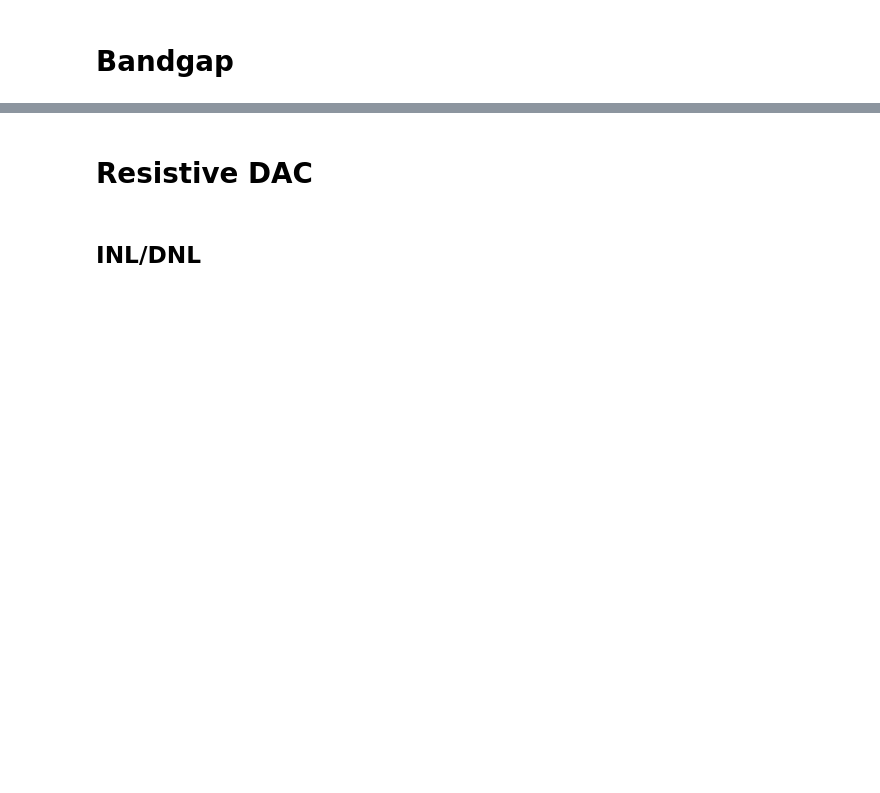
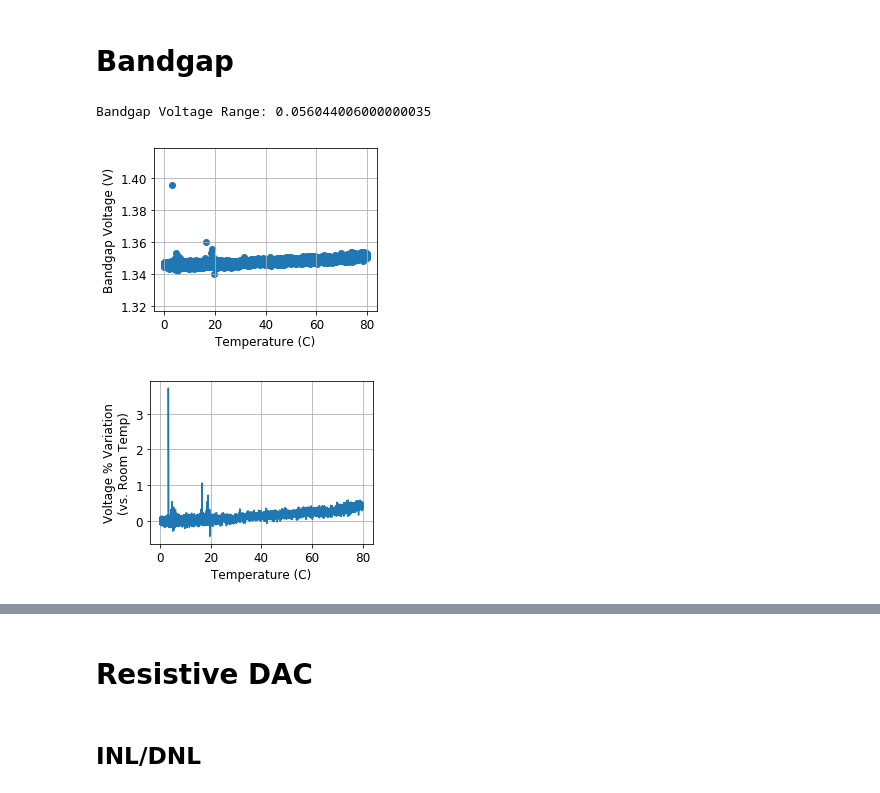
Before and after one commit to iiSmiley/span-ion-code, a Jupyter notebook: testing/plotting.ipynb, the cells around one changed output, grey strips where cells are left out. Drawn from its saved outputs; the diff is of its cells as text; code cells hidden in the pictures; blank space fills up the shorter version.

```diff
--- a/testing/plotting.ipynb
+++ b/testing/plotting.ipynb
@@ -25,16 +29,29 @@ chamber_vec = np.array(df['Chamber'])
 vbg_vec = np.array(df['Bandgap (V)'])
 # %%
 ### Bandgap voltage plotting
-plt.scatter(teensy_vec, vbg_vec, alpha=0.5, label='Teensy Internal')
-plt.scatter(chamber_vec, vbg_vec, alpha=0.5, label='Chamber Readout')
+# plt.scatter(teensy_vec, vbg_vec, alpha=0.5, label='Teensy Internal')
+# plt.scatter(chamber_vec, vbg_vec, alpha=0.5, label='Chamber Readout')
+plt.scatter(chamber_vec, vbg_vec, label='Chamber Readout')
 # plt.scatter(temp_vec, vbg_vec, alpha=0.5, label='TMP102')
 
-plt.legend()
+# plt.legend()
 plt.grid(True)
 plt.ylabel('Bandgap Voltage (V)');
 plt.xlabel('Temperature (C)');
 
 print(f'Bandgap Voltage Range: {max(vbg_vec)-min(vbg_vec)}')
+
+idx_roomtemp = np.argwhere(np.diff(np.sign(chamber_vec-27))).flatten()
+vout_roomtemp = vbg_vec[idx_roomtemp][0]
+plt.figure()
+plt.plot(chamber_vec, (vbg_vec-vout_roomtemp)/vout_roomtemp*100)
+plt.xlabel('Temperature (C)')
+plt.ylabel('Voltage % Variation\n(vs. Room Temp)')
+plt.grid(True)
+# %% [output]
+Bandgap Voltage Range: 0.056044006000000035
+[figure, added]
+[figure, added]
 # %%
 vbg_hist, vbg_bins_raw = np.histogram(vbg_vec, bins=100)
 vbg_bins = 0.5*(vbg_bins_raw[1:] + vbg_bins_raw[:-1])
```
Also changed, not shown: parts of 14 cells of this notebook, 1 other file.
